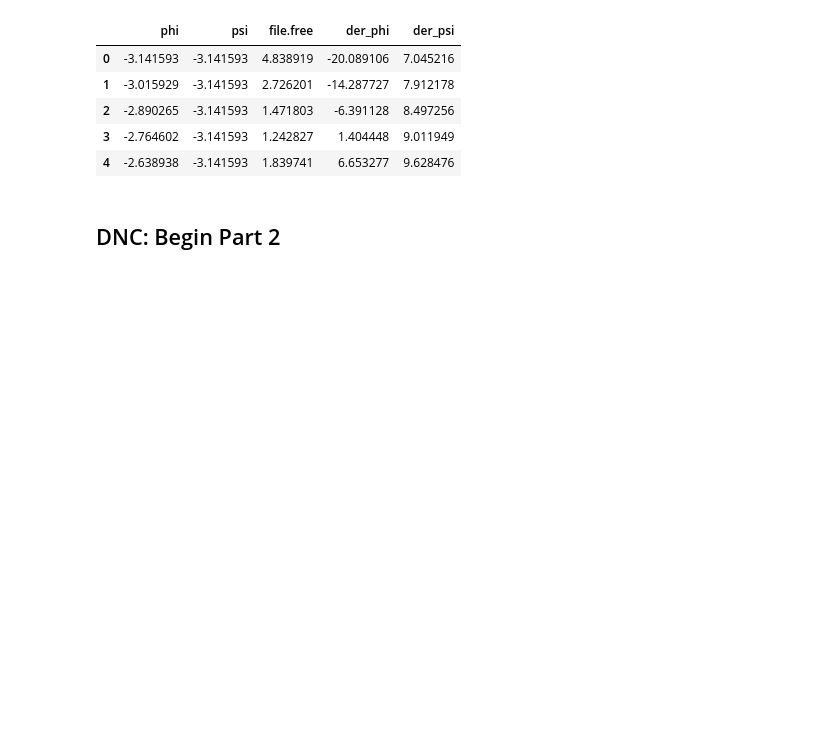
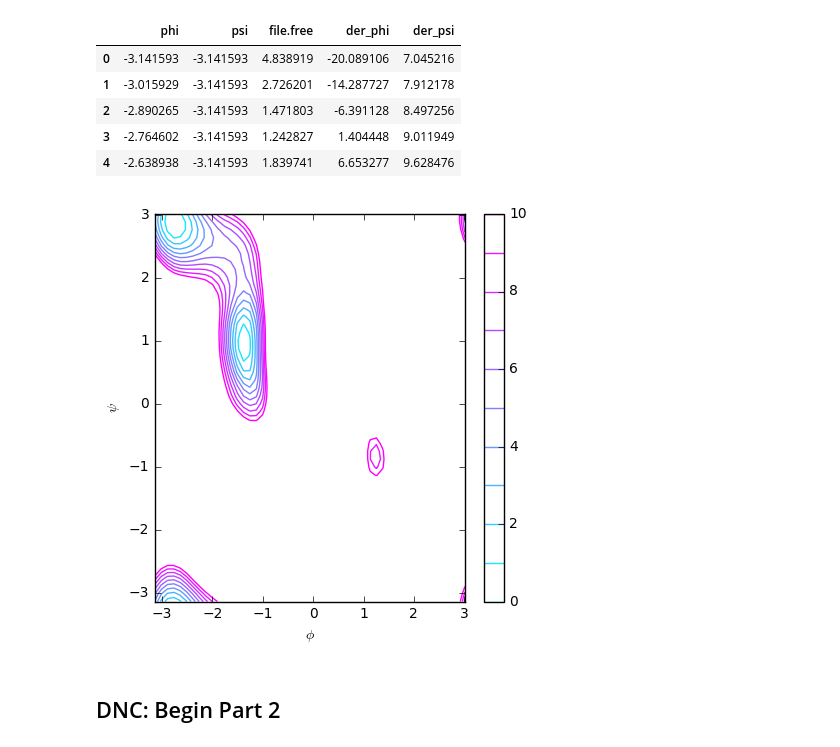
Before and after one commit to wfqethan/DSMCER-HW2-Data-Visualization, a Jupyter notebook: HW2-Wang-Fangqi.ipynb, the cells around one changed output. Drawn from its saved outputs; the diff is of its cells as text; code cells hidden in the pictures; blank space fills up the shorter version.

Commit message:
Added contour plot

```diff
--- a/HW2-Wang-Fangqi.ipynb
+++ b/HW2-Wang-Fangqi.ipynb
@@ -127,6 +127,24 @@ contour.head()
 | 2 | -2.890265 | -3.141593 | 1.471803 | -6.391128 | 8.497256 |
 | 3 | -2.764602 | -3.141593 | 1.242827 | 1.404448 | 9.011949 |
 | 4 | -2.638938 | -3.141593 | 1.839741 | 6.653277 | 9.628476 |
+# %%
+N=50
+M=50
+X=np.reshape(contour.phi,[N,M])
+Y=np.reshape(contour.psi,[N,M])
+Z=np.reshape(contour['file.free']-contour['file.free'].min(),[N,M])
+space=1
+lines=10
+levels=np.linspace(0,lines*space,num=(lines+1),endpoint=True)
+fig=plt.figure(figsize=(5,5))
+axes=fig.add_subplot(111)
+plt.contour(X,Y,Z, levels, cmap=plt.cm.cool)
+plt.colorbar()
+plt.xlabel('$\phi$')
+plt.ylabel('$\psi$')
+plt.rcParams.update({'font.size': 10})
+# %% [output]
+[figure, added]
 # %% [markdown]
 ## DNC: Begin Part 2
 # %% [markdown]
```
